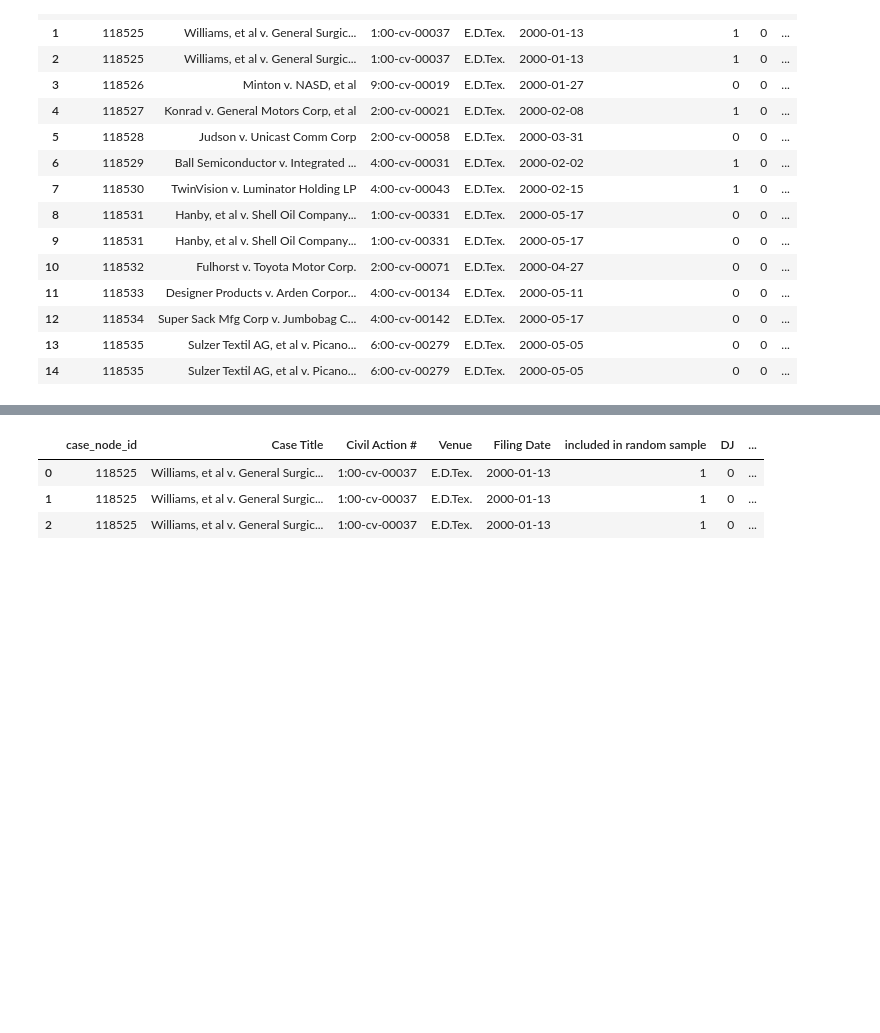
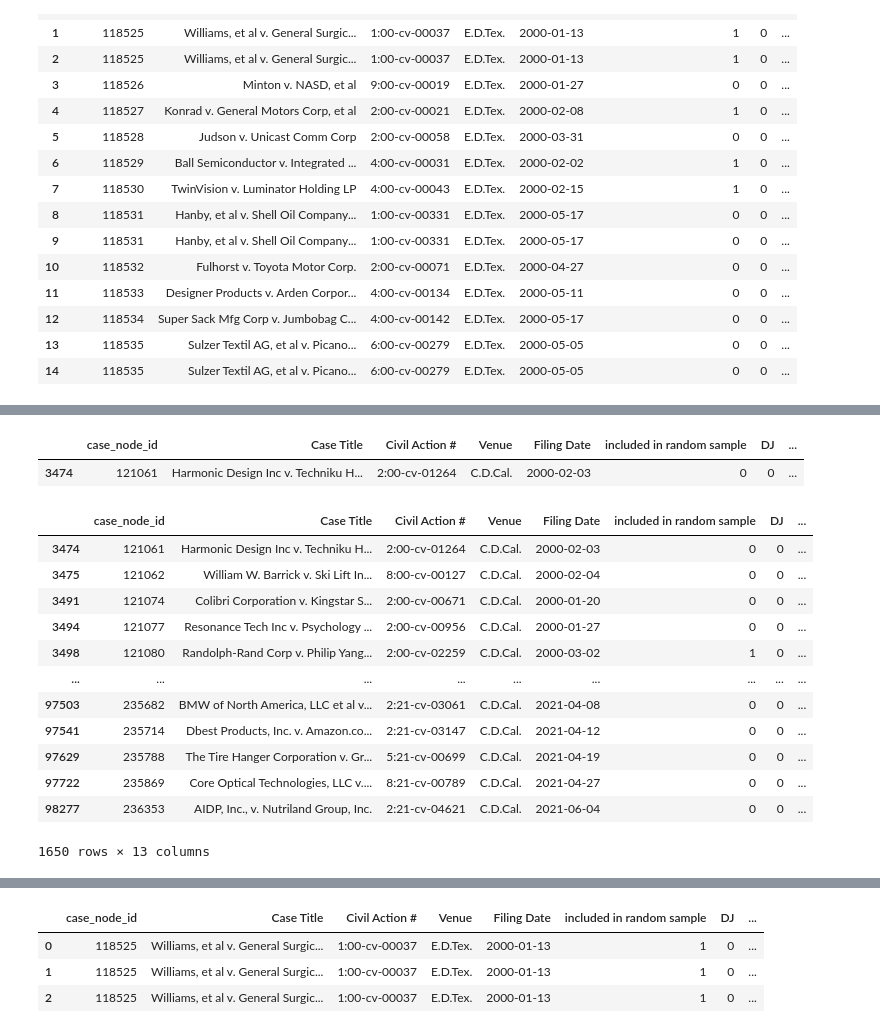
Before and after one commit to stanislav-a/hna_patents, a Jupyter notebook: notebooks/eda.ipynb, the cells around one changed output, grey strips where cells are left out. Saved outputs shown, nothing was run; the diff lists cells and outputs as text; code cells hidden in the pictures; blank space fills up the shorter version.

```diff
--- a/notebooks/eda.ipynb
+++ b/notebooks/eda.ipynb
@@ -75,3 +75,14 @@ Columns in asserters: Index(['case_node_id', 'Case Title', 'Civil Action #', 'Ve
 | 12 | 118534 | Super Sack Mfg Corp v. Jumbobag C... | 4:00-cv-00142 | E.D.Tex. | 2000-05-17 | 0 | 0 | ... |
 | 13 | 118535 | Sulzer Textil AG, et al v. Picano... | 6:00-cv-00279 | E.D.Tex. | 2000-05-05 | 0 | 0 | ... |
 | 14 | 118535 | Sulzer Textil AG, et al v. Picano... | 6:00-cv-00279 | E.D.Tex. | 2000-05-05 | 0 | 0 | ... |
+# %%
+# patents column in asserters is a string with semicolon separated values and can be Nan, '4523178' or '4523178; 4523179'. Convert it to list of integers for each row
+asserters['Alleged Infringer'] = asserters['Alleged Infringer'].apply(lambda x: [value.strip() for value in x.split(';') if value] if isinstance(x, str) else [])
+asserters.head(15)
+# print count values for alleged infringer
+# combine all lists of alleged infringers into one list
+from collections import Counter
+alleged_infringers = [infringer for infringers in asserters['Alleged Infringer'] for infringer in infringers]
+alleged_infringers_count = Counter(alleged_infringers)
+# print top 50 alleged infringers
+print(alleged_infringers_count.most_common(50))
@@ -77,0 +334,23 @@ Columns in asserters: Index(['case_node_id', 'Case Title', 'Civil Action #', 'Ve
+# %%
+# print with case_node_id == 121061
+asserters_raw[asserters_raw['case_node_id'] == 121061]
+# %% [output]
+|  | case_node_id | Case Title | Civil Action # | Venue | Filing Date | included in random sample | DJ | ... |
+| 3474 | 121061 | Harmonic Design Inc v. Techniku H... | 2:00-cv-01264 | C.D.Cal. | 2000-02-03 | 0 | 0 | ... |
+# %%
+# print rows with "Does" in "Alleged Infringer" column
+asserters[asserters['Alleged Infringer'].apply(lambda x: 'Does' in x)]
+# %% [output]
+|  | case_node_id | Case Title | Civil Action # | Venue | Filing Date | included in random sample | DJ | ... |
+| 3474 | 121061 | Harmonic Design Inc v. Techniku H... | 2:00-cv-01264 | C.D.Cal. | 2000-02-03 | 0 | 0 | ... |
+| 3475 | 121062 | William W. Barrick v. Ski Lift In... | 8:00-cv-00127 | C.D.Cal. | 2000-02-04 | 0 | 0 | ... |
+| 3491 | 121074 | Colibri Corporation v. Kingstar S... | 2:00-cv-00671 | C.D.Cal. | 2000-01-20 | 0 | 0 | ... |
+| 3494 | 121077 | Resonance Tech Inc v. Psychology ... | 2:00-cv-00956 | C.D.Cal. | 2000-01-27 | 0 | 0 | ... |
+| 3498 | 121080 | Randolph-Rand Corp v. Philip Yang... | 2:00-cv-02259 | C.D.Cal. | 2000-03-02 | 1 | 0 | ... |
+| ... | ... | ... | ... | ... | ... | ... | ... | ... |
+| 97503 | 235682 | BMW of North America, LLC et al v... | 2:21-cv-03061 | C.D.Cal. | 2021-04-08 | 0 | 0 | ... |
+| 97541 | 235714 | Dbest Products, Inc. v. Amazon.co... | 2:21-cv-03147 | C.D.Cal. | 2021-04-12 | 0 | 0 | ... |
+| 97629 | 235788 | The Tire Hanger Corporation v. Gr... | 5:21-cv-00699 | C.D.Cal. | 2021-04-19 | 0 | 0 | ... |
+| 97722 | 235869 | Core Optical Technologies, LLC v.... | 8:21-cv-00789 | C.D.Cal. | 2021-04-27 | 0 | 0 | ... |
+| 98277 | 236353 | AIDP, Inc., v. Nutriland Group, Inc. | 2:21-cv-04621 | C.D.Cal. | 2021-06-04 | 0 | 0 | ... |
+1650 rows × 13 columns
```
Also changed, not shown: parts of 18 cells of this notebook.
